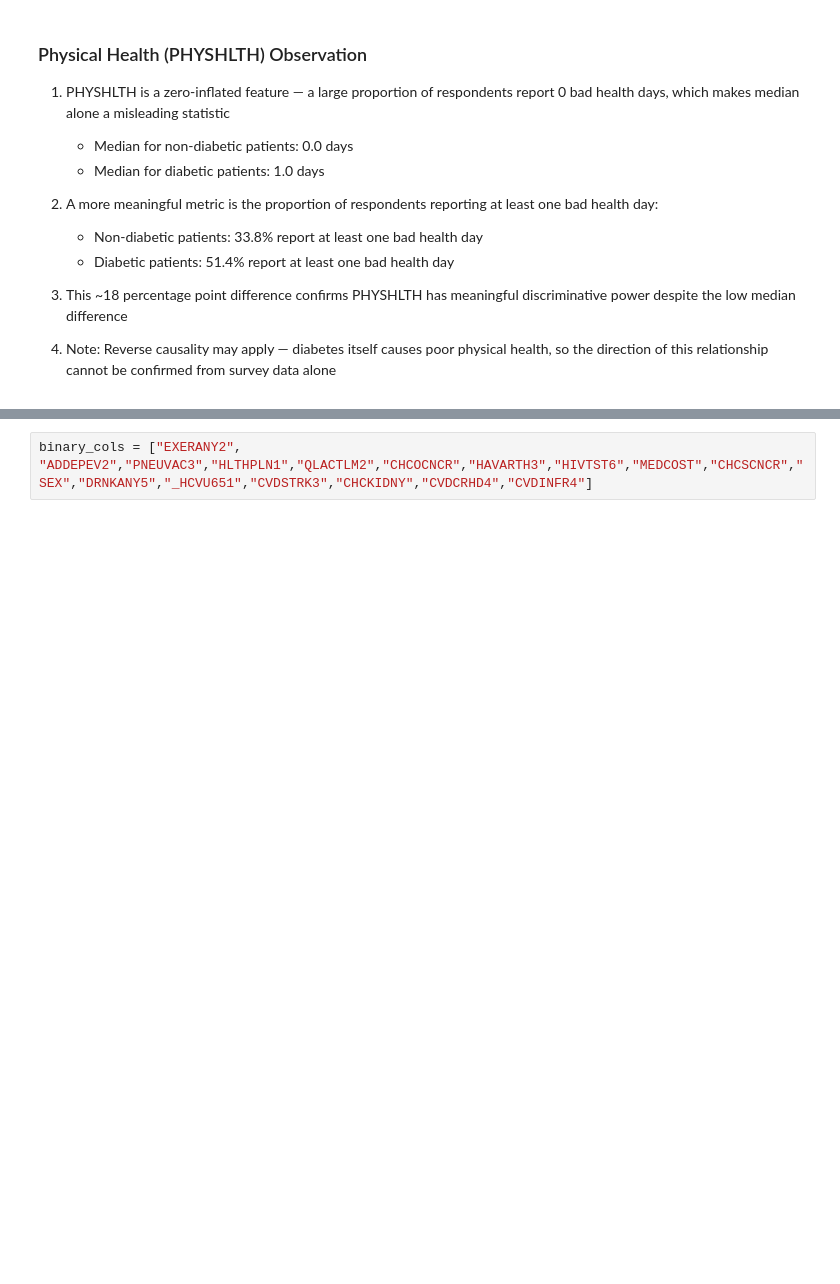
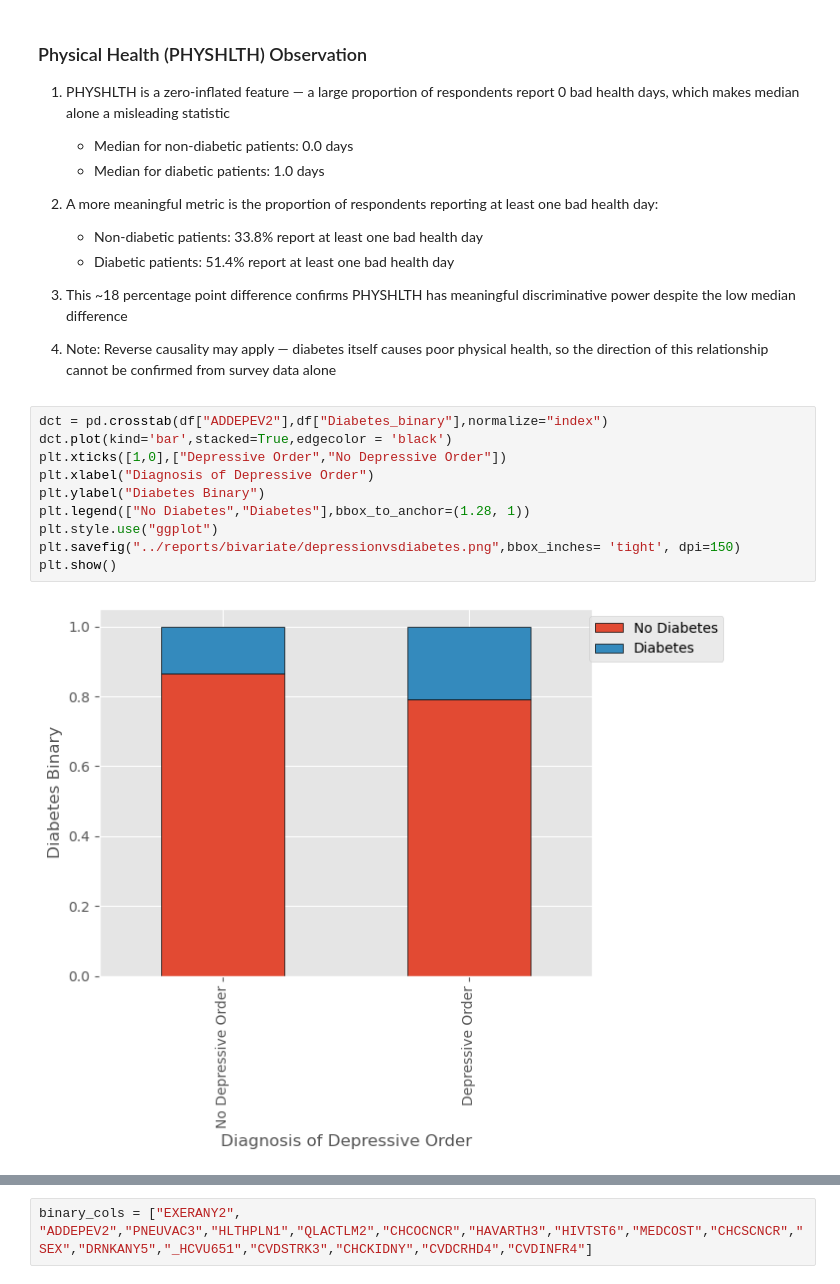
Before and after one commit to dsbyvansh/AI-Powered-Early-Disease-Risk-Prediction-Explainable-Health-Intelligence-System, a Jupyter notebook: notebooks/eda.ipynb, the cells around one changed output, grey strips where cells are left out. Drawn from its saved outputs; the diff is of its cells as text; blank space fills up the shorter version.

```diff
--- a/notebooks/eda.ipynb
+++ b/notebooks/eda.ipynb
@@ -232,3 +232,15 @@ Name: PHYSHLTH, dtype: float64
 4) Note: Reverse causality may apply — diabetes itself causes poor physical
    health, so the direction of this relationship cannot be confirmed from
    survey data alone
+# %%
+dct = pd.crosstab(df["ADDEPEV2"],df["Diabetes_binary"],normalize="index")
+dct.plot(kind='bar',stacked=True,edgecolor = 'black')
+plt.xticks([1,0],["Depressive Order","No Depressive Order"])
+plt.xlabel("Diagnosis of Depressive Order")
+plt.ylabel("Diabetes Binary")
+plt.legend(["No Diabetes","Diabetes"],bbox_to_anchor=(1.28, 1))
+plt.style.use("ggplot")
+plt.savefig("../reports/bivariate/depressionvsdiabetes.png",bbox_inches= 'tight', dpi=150)
+plt.show()
+# %% [output]
+[figure, added]
```
Also changed, not shown: parts of 21 cells of this notebook, 4 other files.
